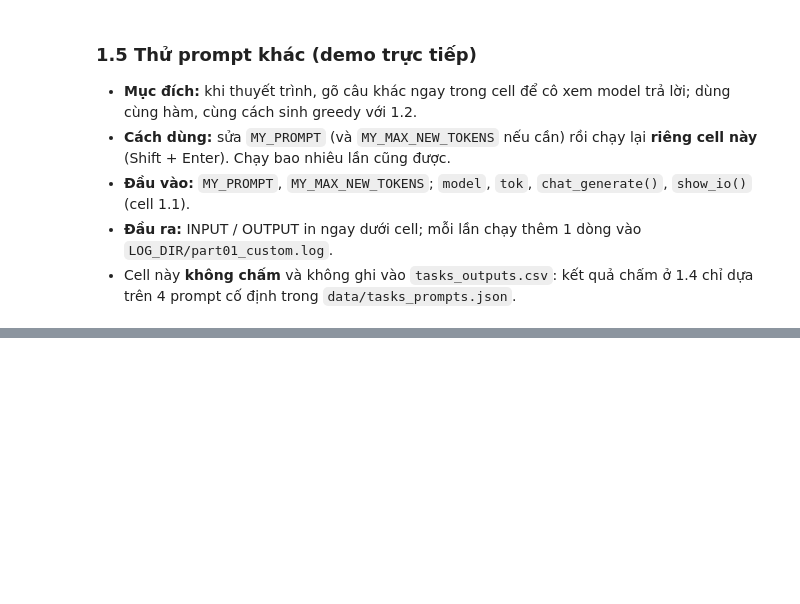
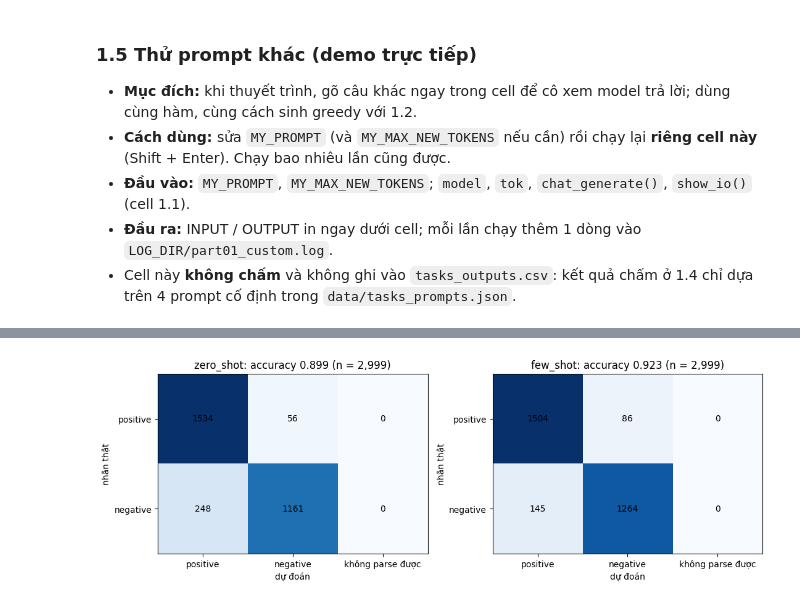
Before and after one commit to pptthu/LLMs_DL, a Jupyter notebook: notebook/llm_presentation.ipynb, the cells around one changed output, grey strips where cells are left out. Saved outputs shown, nothing was run; the diff lists cells and outputs as text; code cells hidden in the pictures; blank space fills up the shorter version.

```diff
--- a/notebook/llm_presentation.ipynb
+++ b/notebook/llm_presentation.ipynb
@@ -700,0 +2032,18 @@ _Chưa có code._
+# %%
+# 7.4 Thử 3 mẫu prompt trên validation, chốt 1 mẫu
+sel_rows = []
+for tname, tpl in PROMPT_TEMPLATES.items():
+    for mode, ex in [("zero_shot", []), ("few_shot", FEWSHOT)]:
+        res, sec = run_icl(val_df, ex, tpl)
+        sel_rows.append({"template": tname, "mode": mode, "accuracy": round(float(res["correct"].mean()), 4),
+                         "unparsed_rate": round(float(res["pred"].isna().mean()), 4), "time_s": round(sec, 1)})
+sel_df = pd.DataFrame(sel_rows)
+sel_df.to_csv(RESULTS_DIR / "prompt_selection.csv", index=False, encoding="utf-8")
+print(sel_df.to_string(index=False))
+
+mean_acc = sel_df.groupby("template", sort=False)["accuracy"].mean()
+CHOSEN_TEMPLATE = mean_acc.idxmax()                 # idxmax lấy mẫu đầu tiên nếu bằng nhau
+print(f"\nAccuracy trung bình theo mẫu: {mean_acc.round(4).to_dict()} → chọn: {CHOSEN_TEMPLATE}")
+log(f"chọn prompt trên validation ({len(val_df)} câu): {sel_rows} → {CHOSEN_TEMPLATE}", part=PART07)
+
+assert len(sel_df) == 2 * len(PROMPT_TEMPLATES)
@@ -700,0 +2536,54 @@ _Chưa có code._
+# %%
+# 10.1 Accuracy + confusion matrix (thêm cột "không parse được")
+import math
+
+PART10 = "part10_summary"
+log(f"=== PART 10 summary START {now_iso()} ===", part=PART10)
+
+
+def compute_metrics(res: pd.DataFrame) -> dict:
+    """Accuracy, khoảng tin cậy 95%, số câu không parse được."""
+    n = len(res)
+    acc = float(res["correct"].mean())
+    return {"n": n, "accuracy": round(acc, 4), "ci95_half_width": round(1.96 * math.sqrt(acc * (1 - acc) / n), 4),
+            "n_unparsed": int(res["pred"].isna().sum()), "unparsed_rate": round(float(res["pred"].isna().mean()), 4)}
+
+
+def confusion(res: pd.DataFrame) -> pd.DataFrame:
+    """Hàng: nhãn thật; cột: dự đoán positive / negative / không parse được."""
+    pred = res["pred"].map(LABEL_NAMES).fillna("không parse được")
+    true = res["label"].map(LABEL_NAMES)
+    return pd.crosstab(true, pred).reindex(index=["positive", "negative"],
+                                           columns=["positive", "negative", "không parse được"], fill_value=0)
+
+
+# Tự kiểm trên ví dụ nhỏ tính tay: 4 câu, đúng 2, 1 câu không parse được
+toy = pd.DataFrame({"label": [2, 2, 0, 0], "pred": [2, None, 0, 2]})
+toy["correct"] = toy["pred"] == toy["label"]
+assert compute_metrics(toy)["accuracy"] == 0.5 and compute_metrics(toy)["n_unparsed"] == 1
+assert confusion(toy).loc["negative", "positive"] == 1 and confusion(toy).values.sum() == 4
+
+ICL_METRICS = {"zero_shot": compute_metrics(icl_zero), "few_shot": compute_metrics(icl_few)}
+cms = {"zero_shot": confusion(icl_zero), "few_shot": confusion(icl_few)}
+for mode in ICL_METRICS:
+    print(f"{mode}: {ICL_METRICS[mode]}\n{cms[mode].to_string()}\n")
+
+fig, axes = plt.subplots(1, 2, figsize=(11, 4))
+for ax, (mode, cm) in zip(axes, cms.items()):
+    ax.imshow(cm.values, cmap="Blues")
+    for i in range(cm.shape[0]):
+        for j in range(cm.shape[1]):
+            ax.text(j, i, int(cm.values[i, j]), ha="center", va="center")
+    ax.set_xticks(range(3), cm.columns)
+    ax.set_yticks(range(2), cm.index)
+    ax.set_xlabel("dự đoán")
+    ax.set_ylabel("nhãn thật")
+    ax.set_title(f"{mode}: accuracy {ICL_METRICS[mode]['accuracy']:.3f} (n = {ICL_METRICS[mode]['n']:,})")
+fig.tight_layout()
+fig.savefig(FIGURES_DIR / "confusion_matrix_icl.png", dpi=150)
+plt.show()
+
+# Tự kiểm: tổng mỗi hàng = số câu của nhãn đó
+for mode, res in [("zero_shot", icl_zero), ("few_shot", icl_few)]:
+    assert cms[mode].sum(axis=1).tolist() == [int((res["label"] == 2).sum()), int((res["label"] == 0).sum())]
+# %% [output]
@@ -700,0 +2602 @@ _Chưa có code._
+[figure, added]
```
Also changed, not shown: parts of 114 cells of this notebook, 2 other files.
